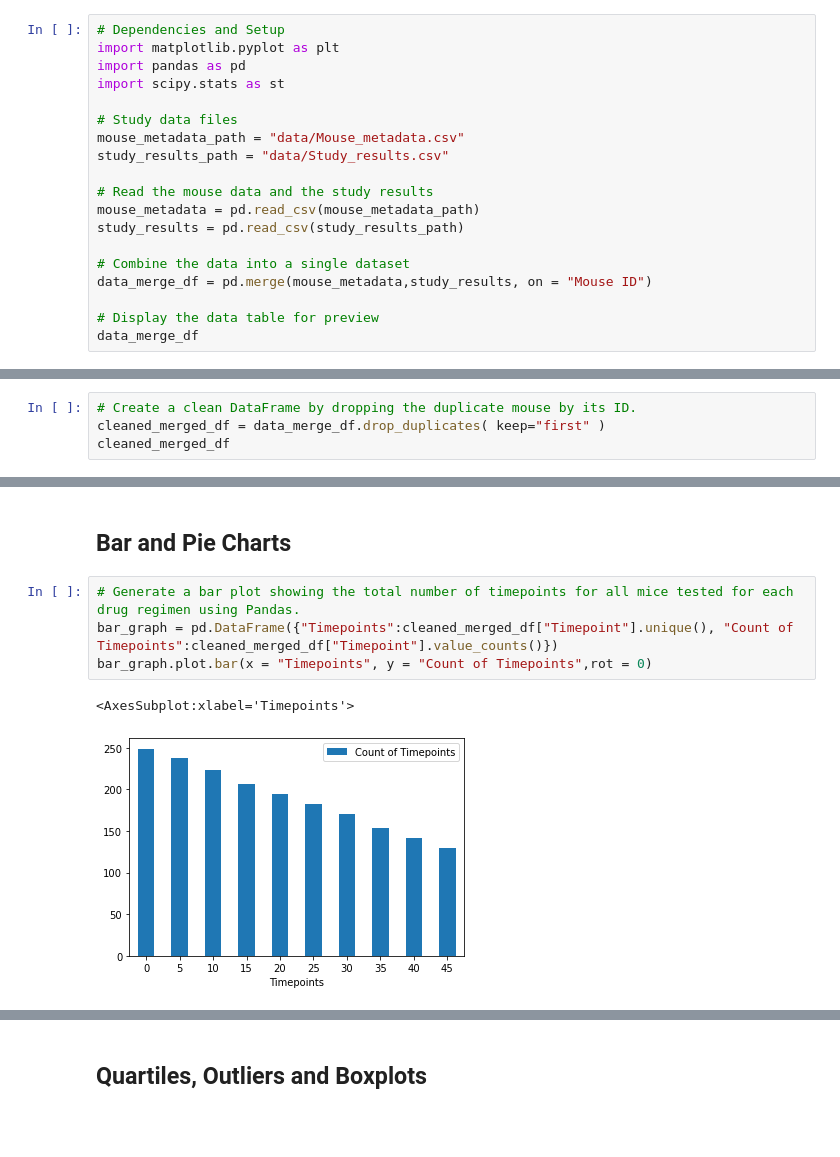
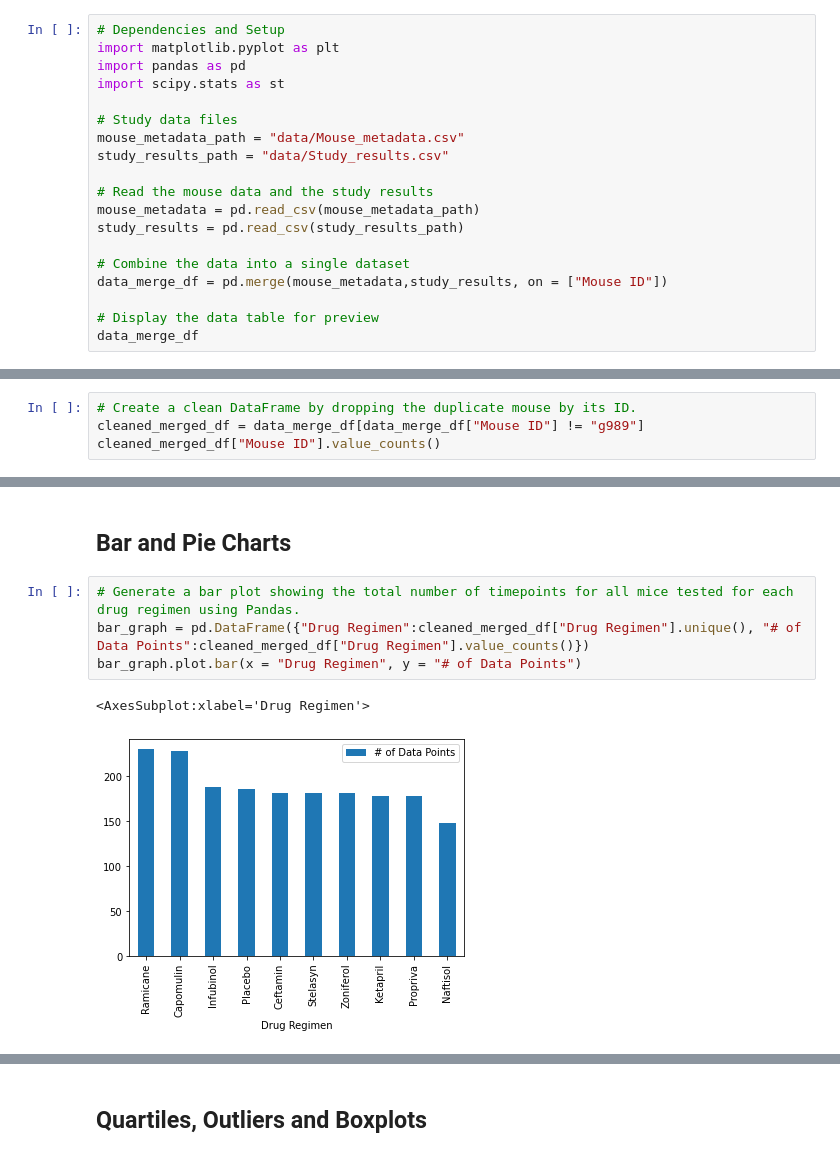
Before and after one commit to NebulaCrasher/matplotlib-challenge, a Jupyter notebook: Pymaceuticals/pymaceuticals_starter.ipynb, the cells around one changed output, grey strips where cells are left out. Cells and saved outputs as stored; diff of their text form; blank space fills up the shorter version.

```diff
--- a/Pymaceuticals/pymaceuticals_starter.ipynb
+++ b/Pymaceuticals/pymaceuticals_starter.ipynb
@@ -15,7 +15,7 @@ mouse_metadata = pd.read_csv(mouse_metadata_path)
 study_results = pd.read_csv(study_results_path)
 
 # Combine the data into a single dataset
-data_merge_df = pd.merge(mouse_metadata,study_results, on = "Mouse ID")
+data_merge_df = pd.merge(mouse_metadata,study_results, on = ["Mouse ID"])
 
 # Display the data table for preview
 data_merge_df
@@ -71,5 +72,5 @@ duplicated_id_df
 # %%
 # Create a clean DataFrame by dropping the duplicate mouse by its ID.
-cleaned_merged_df = data_merge_df.drop_duplicates( keep="first" )
-cleaned_merged_df
+cleaned_merged_df = data_merge_df[data_merge_df["Mouse ID"] != "g989"]
+cleaned_merged_df["Mouse ID"].value_counts()
 # %% [output]
@@ -154,10 +154,10 @@ stats_by_agg_df
 ## Bar and Pie Charts
 # %%
 # Generate a bar plot showing the total number of timepoints for all mice tested for each drug regimen using Pandas.
-bar_graph = pd.DataFrame({"Timepoints":cleaned_merged_df["Timepoint"].unique(), "Count of Timepoints":cleaned_merged_df["Timepoint"].value_counts()})
-bar_graph.plot.bar(x = "Timepoints", y = "Count of Timepoints",rot = 0)
+bar_graph = pd.DataFrame({"Drug Regimen":cleaned_merged_df["Drug Regimen"].unique(), "# of Data Points":cleaned_merged_df["Drug Regimen"].value_counts()})
+bar_graph.plot.bar(x = "Drug Regimen", y = "# of Data Points")
 # %% [output]
-<AxesSubplot:xlabel='Timepoints'>
+<AxesSubplot:xlabel='Drug Regimen'>
-[figure, old version]
+[figure, new version]
 # %%
 # Generate a bar plot showing the total number of timepoints for all mice tested for each drug regimen using pyplot.
```
Also changed, not shown: parts of 15 cells of this notebook.
